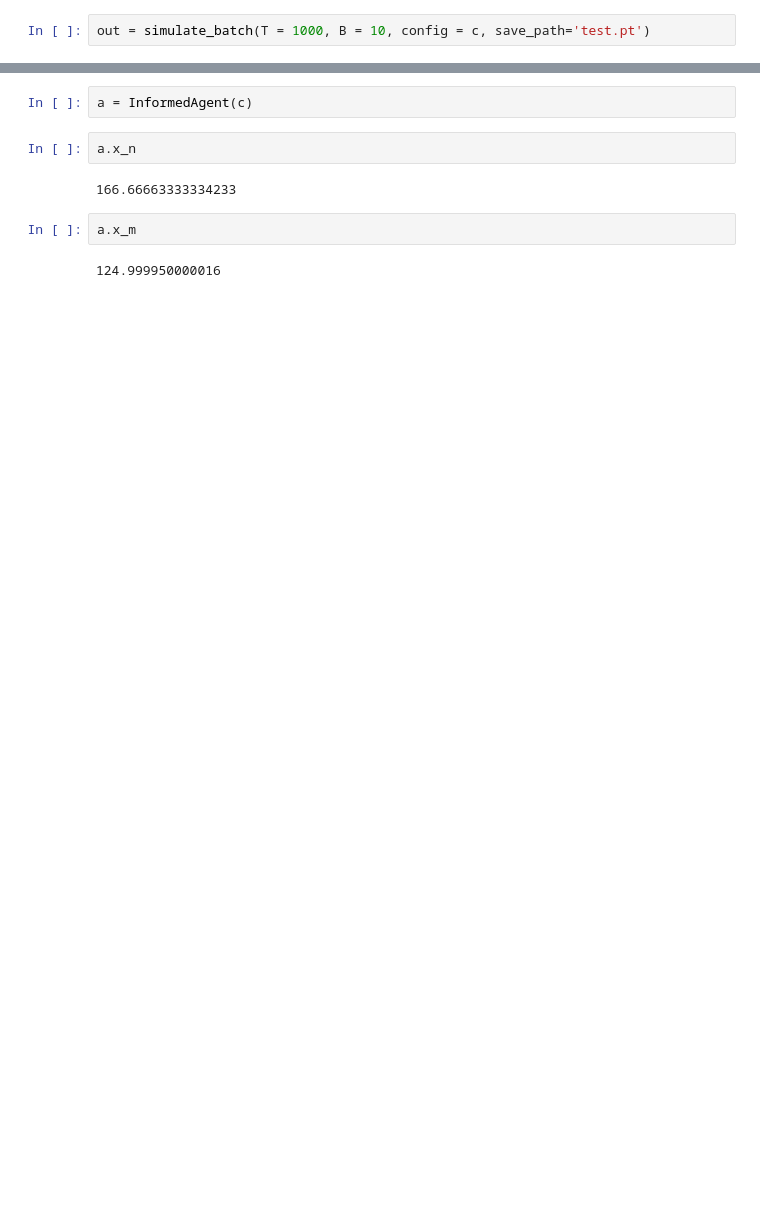
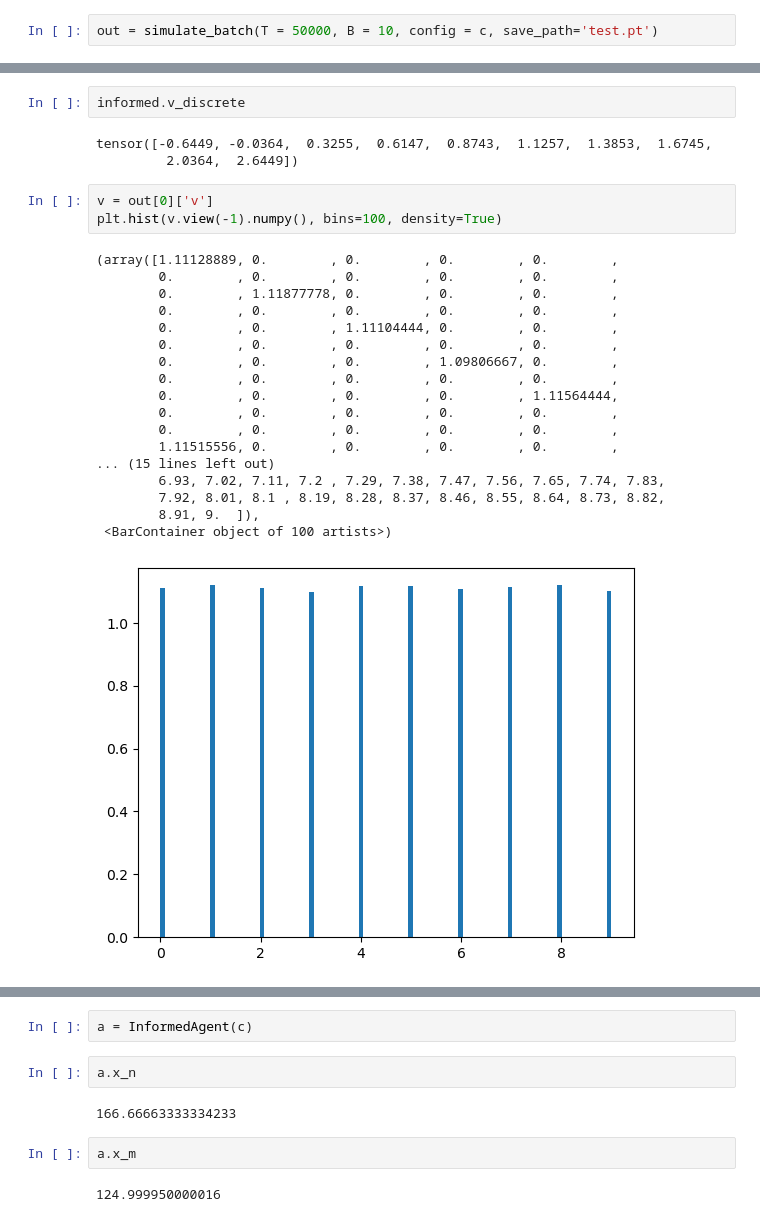
Before and after one commit to moyuanchen/collusion, a Jupyter notebook: test.ipynb, the cells around one changed output, grey strips where cells are left out. Drawn from its saved outputs; the diff is of its cells as text; blank space fills up the shorter version.

```diff
--- a/test.ipynb
+++ b/test.ipynb
@@ -6,2 +9,2 @@ c = Config()
 # %%
-out = simulate_batch(T = 1000, B = 10, config = c, save_path='test.pt')
+out = simulate_batch(T = 50000, B = 10, config = c, save_path='test.pt')
@@ -7,0 +94,27 @@ out = simulate_batch(T = 1000, B = 10, config = c, save_path='test.pt')
+# %%
+informed.v_discrete
+# %% [output]
+tensor([-0.6449, -0.0364,  0.3255,  0.6147,  0.8743,  1.1257,  1.3853,  1.6745,
+         2.0364,  2.6449])
+# %%
+v = out[0]['v']
+plt.hist(v.view(-1).numpy(), bins=100, density=True)
+# %% [output]
+(array([1.11128889, 0.        , 0.        , 0.        , 0.        ,
+        0.        , 0.        , 0.        , 0.        , 0.        ,
+        0.        , 1.11877778, 0.        , 0.        , 0.        ,
+        0.        , 0.        , 0.        , 0.        , 0.        ,
+        0.        , 0.        , 1.11104444, 0.        , 0.        ,
+        0.        , 0.        , 0.        , 0.        , 0.        ,
+        0.        , 0.        , 0.        , 1.09806667, 0.        ,
+        0.        , 0.        , 0.        , 0.        , 0.        ,
+        0.        , 0.        , 0.        , 0.        , 1.11564444,
+        0.        , 0.        , 0.        , 0.        , 0.        ,
+        0.        , 0.        , 0.        , 0.        , 0.        ,
+        1.11515556, 0.        , 0.        , 0.        , 0.        ,
+... (15 lines left out)
+        6.93, 7.02, 7.11, 7.2 , 7.29, 7.38, 7.47, 7.56, 7.65, 7.74, 7.83,
+        7.92, 8.01, 8.1 , 8.19, 8.28, 8.37, 8.46, 8.55, 8.64, 8.73, 8.82,
+        8.91, 9.  ]),
+ <BarContainer object of 100 artists>)
+[figure, added]
```
Also changed, not shown: parts of 16 cells of this notebook, 10 other files.
